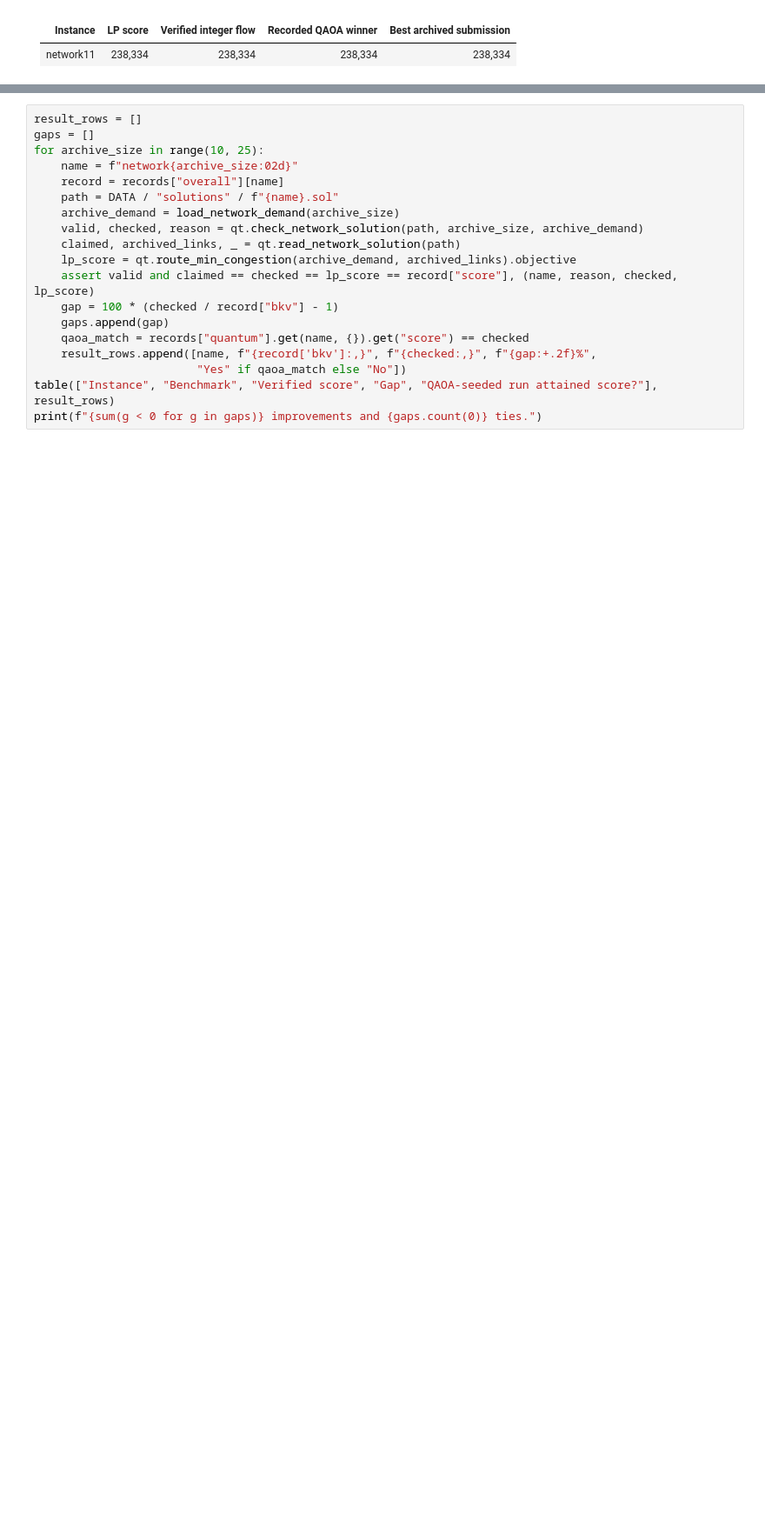
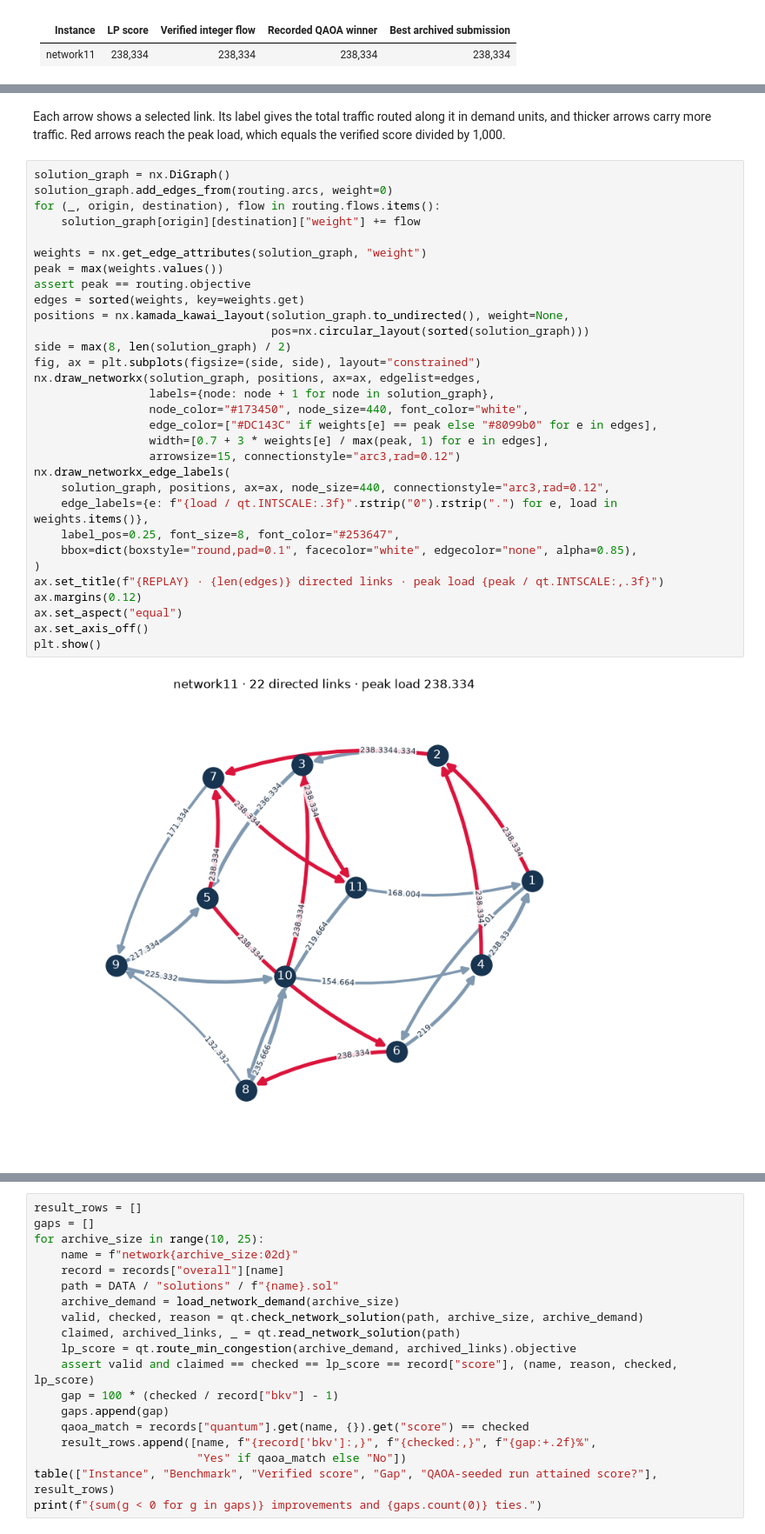
Before and after one commit to 1dimitar/SharQ-Hackathon, a Jupyter notebook: main.ipynb, the cells around one changed output, grey strips where cells are left out. Shown at 87% size. Cells and saved outputs as stored; diff of their text form; blank space fills up the shorter version.

```diff
--- a/main.ipynb
+++ b/main.ipynb
@@ -181,0 +176,35 @@ At 500 LP calls, the mean gaps were **3.15%** for QAOA and **5.70%** for random
+# %% [markdown]
+Each arrow shows a selected link. Its label gives the total traffic routed along it in demand units, and thicker arrows carry more traffic. Red arrows reach the peak load, which equals the verified score divided by 1,000.
+# %%
+solution_graph = nx.DiGraph()
+solution_graph.add_edges_from(routing.arcs, weight=0)
+for (_, origin, destination), flow in routing.flows.items():
+    solution_graph[origin][destination]["weight"] += flow
+
+weights = nx.get_edge_attributes(solution_graph, "weight")
+peak = max(weights.values())
+assert peak == routing.objective
+edges = sorted(weights, key=weights.get)
+positions = nx.kamada_kawai_layout(solution_graph.to_undirected(), weight=None,
+                                   pos=nx.circular_layout(sorted(solution_graph)))
+side = max(8, len(solution_graph) / 2)
+fig, ax = plt.subplots(figsize=(side, side), layout="constrained")
+nx.draw_networkx(solution_graph, positions, ax=ax, edgelist=edges,
+                 labels={node: node + 1 for node in solution_graph},
+                 node_color="#173450", node_size=440, font_color="white",
+                 edge_color=["#DC143C" if weights[e] == peak else "#8099b0" for e in edges],
+                 width=[0.7 + 3 * weights[e] / max(peak, 1) for e in edges],
+                 arrowsize=15, connectionstyle="arc3,rad=0.12")
+nx.draw_networkx_edge_labels(
+    solution_graph, positions, ax=ax, node_size=440, connectionstyle="arc3,rad=0.12",
+    edge_labels={e: f"{load / qt.INTSCALE:.3f}".rstrip("0").rstrip(".") for e, load in weights.items()},
+    label_pos=0.25, font_size=8, font_color="#253647",
+    bbox=dict(boxstyle="round,pad=0.1", facecolor="white", edgecolor="none", alpha=0.85),
+)
+ax.set_title(f"{REPLAY} · {len(edges)} directed links · peak load {peak / qt.INTSCALE:,.3f}")
+ax.margins(0.12)
+ax.set_aspect("equal")
+ax.set_axis_off()
+plt.show()
+# %% [output]
+[figure, new version]
```
Also changed, not shown: parts of 19 cells of this notebook.
